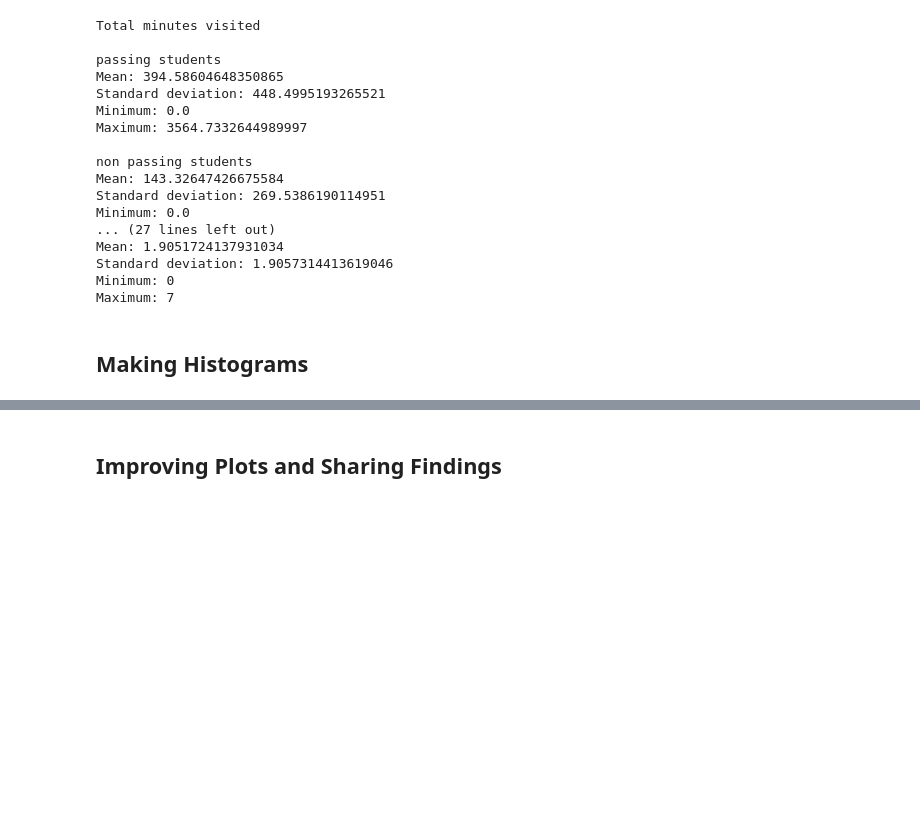
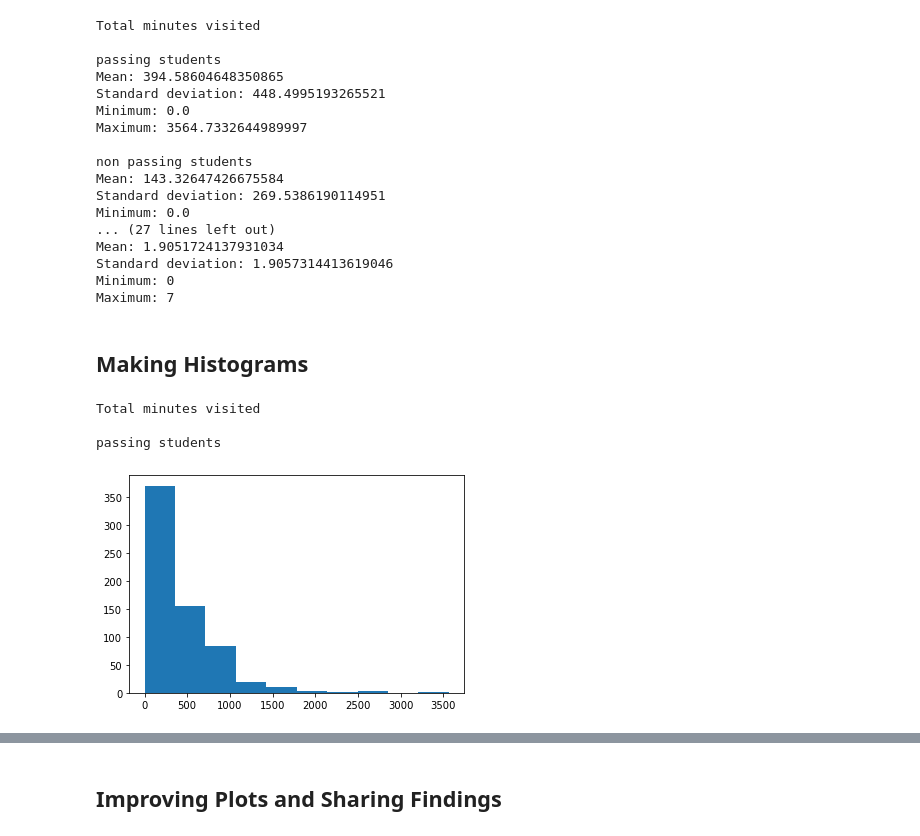
Before and after one commit to bhupendpatil/Practice, a Jupyter notebook: Data Analysis/DataAnalysisProcess/L1_Starter_Code.ipynb, the cells around one changed output, grey strips where cells are left out. Saved outputs shown, nothing was run; the diff lists cells and outputs as text; code cells hidden in the pictures; blank space fills up the shorter version.

Commit message:
making histograms

```diff
--- a/Data Analysis/DataAnalysisProcess/L1_Starter_Code.ipynb
+++ b/Data Analysis/DataAnalysisProcess/L1_Starter_Code.ipynb
@@ -545,8 +545,23 @@ Maximum: 7
 # %%
 ######################################
 #                 13                 #
 ######################################
 
 ## Make histograms of the three metrics we looked at earlier for both
 ## students who passed the subway project and students who didn't. You
 ## might also want to make histograms of any other metrics you examined.
+
+%matplotlib inline
+import matplotlib.pyplot as plt
+
+def print_histogram(data):
+    plt.hist(data)
+
+print("Total minutes visited")
+print("\npassing students")
+print_histogram(list(passing_students_mins.values()))
+# %% [output]
+Total minutes visited
+
+passing students
+[figure, added]
```
Also changed, not shown: parts of 5 cells of this notebook.
